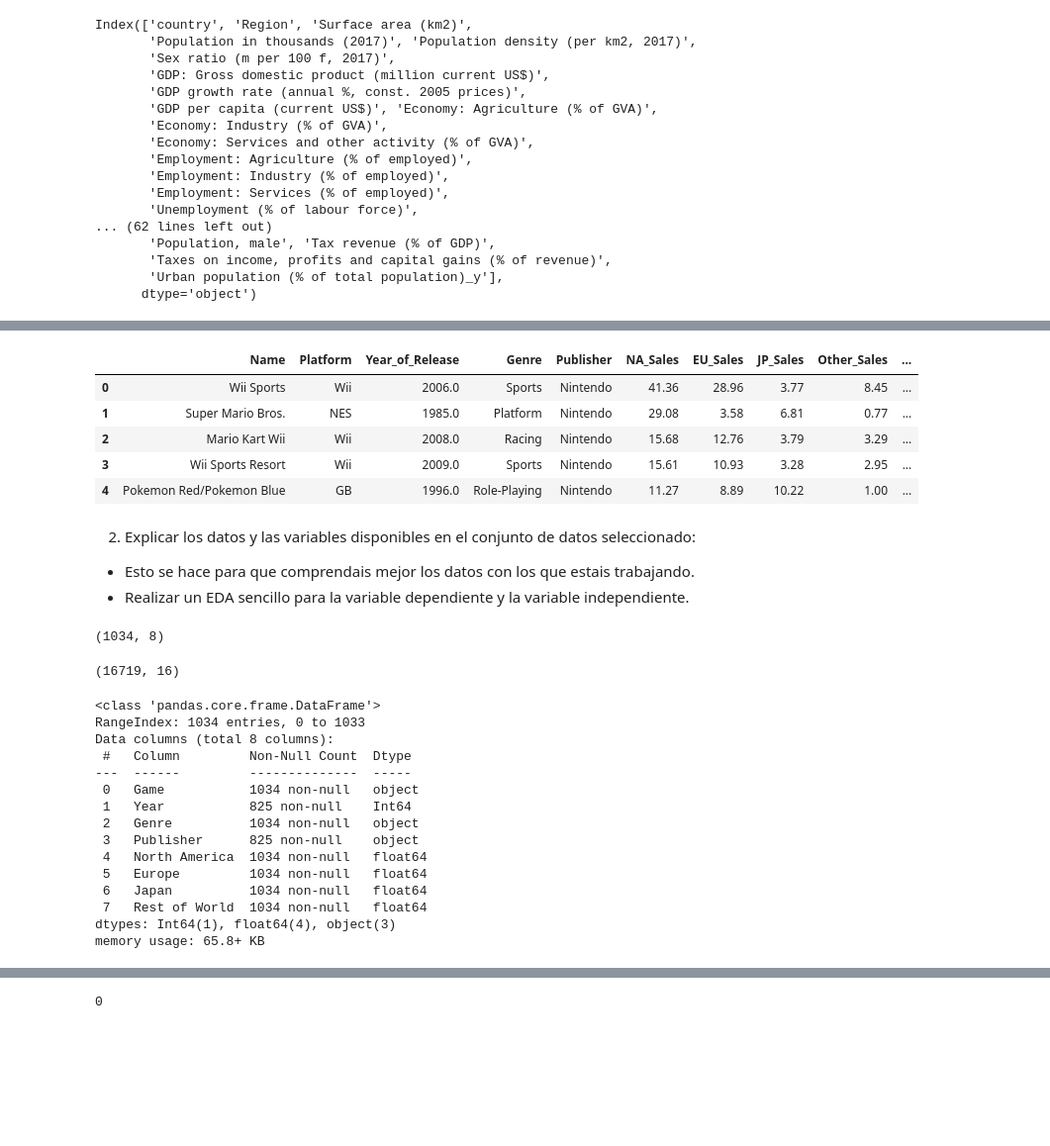
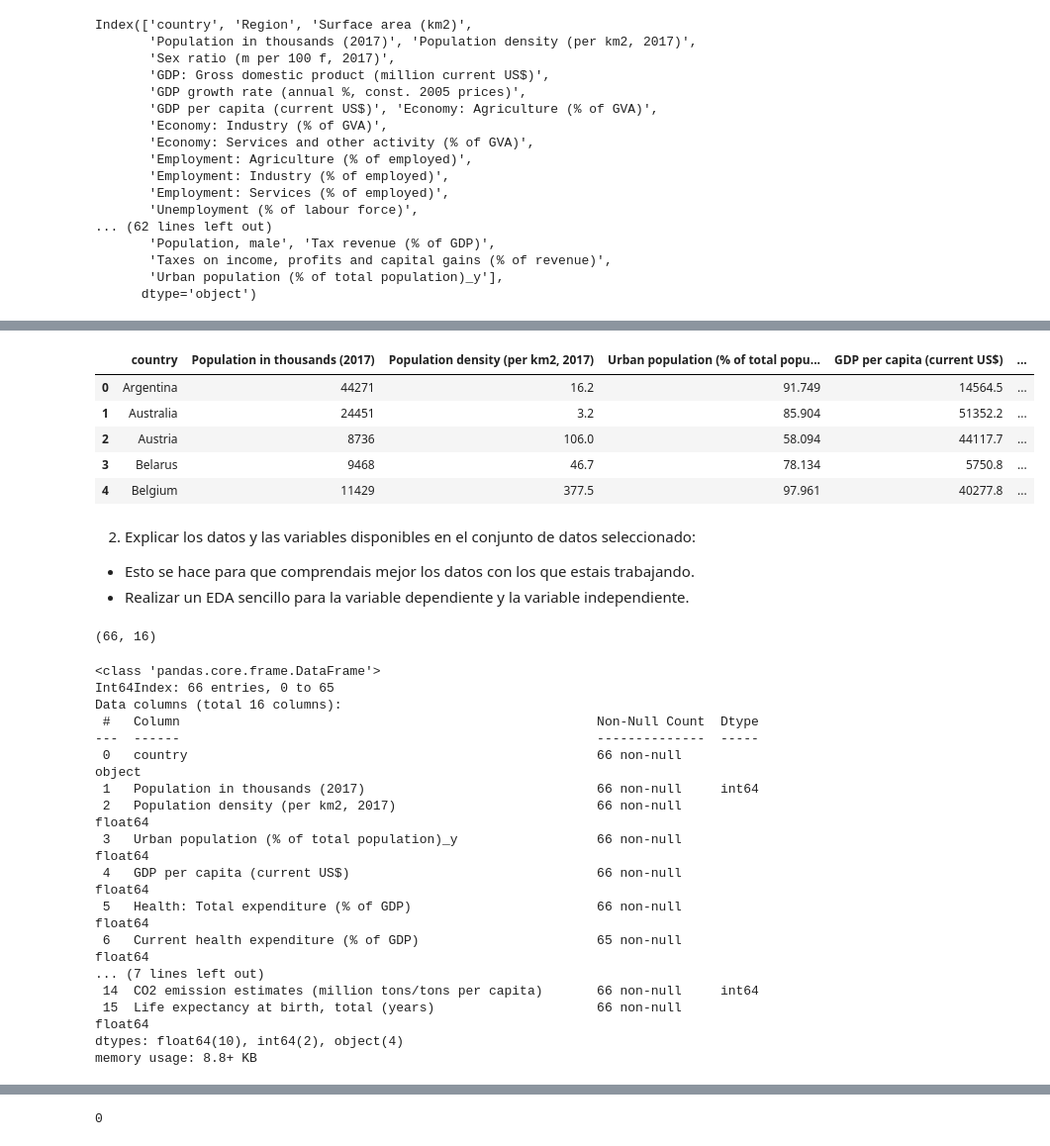
Before and after one commit to Adalab/promo-d-da-modulo3-sprint1-elisa-lidya, a Jupyter notebook: regresion-lineal/pair-regresion-lineal-ml-intro.ipynb, the cells around one changed output, grey strips where cells are left out. Shown at 99% size. Cells and saved outputs as stored; diff of their text form; code cells hidden in the pictures; blank space fills up the shorter version.

Commit message:
filtramos columnas

```diff
--- a/regresion-lineal/pair-regresion-lineal-ml-intro.ipynb
+++ b/regresion-lineal/pair-regresion-lineal-ml-intro.ipynb
@@ -85,41 +70,41 @@ df_games.head()
-# %%
-df_games2 = pd.read_csv("datos/Video_Games_Sales_as_at_22_Dec_2016.csv")
-df_games2.head()
-# %% [output]
-|  | Name | Platform | Year_of_Release | Genre | Publisher | NA_Sales | EU_Sales | JP_Sales | Other_Sales | ... |
-| 0 | Wii Sports | Wii | 2006.0 | Sports | Nintendo | 41.36 | 28.96 | 3.77 | 8.45 | ... |
-| 1 | Super Mario Bros. | NES | 1985.0 | Platform | Nintendo | 29.08 | 3.58 | 6.81 | 0.77 | ... |
-| 2 | Mario Kart Wii | Wii | 2008.0 | Racing | Nintendo | 15.68 | 12.76 | 3.79 | 3.29 | ... |
-| 3 | Wii Sports Resort | Wii | 2009.0 | Sports | Nintendo | 15.61 | 10.93 | 3.28 | 2.95 | ... |
-| 4 | Pokemon Red/Pokemon Blue | GB | 1996.0 | Role-Playing | Nintendo | 11.27 | 8.89 | 10.22 | 1.00 | ... |
+# %%
+df_socio = df_socio.filter(['country','Population in thousands (2017)', 'Population density (per km2, 2017)', 'Urban population (% of total population)_y','GDP per capita (current US$)', 'Health: Total expenditure (% of GDP)', 'Current health expenditure (% of GDP)', 'Health Care Index', 'Health: Physicians (per 1000 pop.)', 'Quality Of Life Index', 'Purchasing Power Index', 'Safety Index',  'Pop. using improved drinking water (urban/rural, %)',
+       'Pop. using improved sanitation facilities (urban/rural, %)', 'CO2 emission estimates (million tons/tons per capita)','Life expectancy at birth, total (years)'])
+df_socio.set_index('country')
+df_socio.head(5)
+# %% [output]
+|  | country | Population in thousands (2017) | Population density (per km2, 2017) | Urban population (% of total popu... | GDP per capita (current US$) | ... |
+| 0 | Argentina | 44271 | 16.2 | 91.749 | 14564.5 | ... |
+| 1 | Australia | 24451 | 3.2 | 85.904 | 51352.2 | ... |
+| 2 | Austria | 8736 | 106.0 | 58.094 | 44117.7 | ... |
+| 3 | Belarus | 9468 | 46.7 | 78.134 | 5750.8 | ... |
+| 4 | Belgium | 11429 | 377.5 | 97.961 | 40277.8 | ... |
 # %% [markdown]
 2. Explicar los datos y las variables disponibles en el conjunto de datos seleccionado:
 - Esto se hace para que comprendais mejor los datos con los que estais trabajando.
 - Realizar un EDA sencillo para la variable dependiente y la variable independiente.
 # %%
-df_games.shape
+df_socio.shape
 # %% [output]
-(1034, 8)
+(66, 16)
-# %%
-df_games2.shape
-# %% [output]
-(16719, 16)
 # %%
-df_games.info()
+df_socio.info()
 # %% [output]
 <class 'pandas.core.frame.DataFrame'>
-RangeIndex: 1034 entries, 0 to 1033
-Data columns (total 8 columns):
- #   Column         Non-Null Count  Dtype
----  ------         --------------  -----
- 0   Game           1034 non-null   object
- 1   Year           825 non-null    Int64
- 2   Genre          1034 non-null   object
- 3   Publisher      825 non-null    object
- 4   North America  1034 non-null   float64
- 5   Europe         1034 non-null   float64
- 6   Japan          1034 non-null   float64
- 7   Rest of World  1034 non-null   float64
-dtypes: Int64(1), float64(4), object(3)
-memory usage: 65.8+ KB
+Int64Index: 66 entries, 0 to 65
+Data columns (total 16 columns):
+ #   Column                                                      Non-Null Count  Dtype
+---  ------                                                      --------------  -----
+ 0   country                                                     66 non-null     object
+ 1   Population in thousands (2017)                              66 non-null     int64
+ 2   Population density (per km2, 2017)                          66 non-null     float64
+ 3   Urban population (% of total population)_y                  66 non-null     float64
+ 4   GDP per capita (current US$)                                66 non-null     float64
+ 5   Health: Total expenditure (% of GDP)                        66 non-null     float64
+ 6   Current health expenditure (% of GDP)                       65 non-null     float64
+... (7 lines left out)
+ 14  CO2 emission estimates (million tons/tons per capita)       66 non-null     int64
+ 15  Life expectancy at birth, total (years)                     66 non-null     float64
+dtypes: float64(10), int64(2), object(4)
+memory usage: 8.8+ KB
 # %%
```
Also changed, not shown: parts of 15 cells of this notebook.
